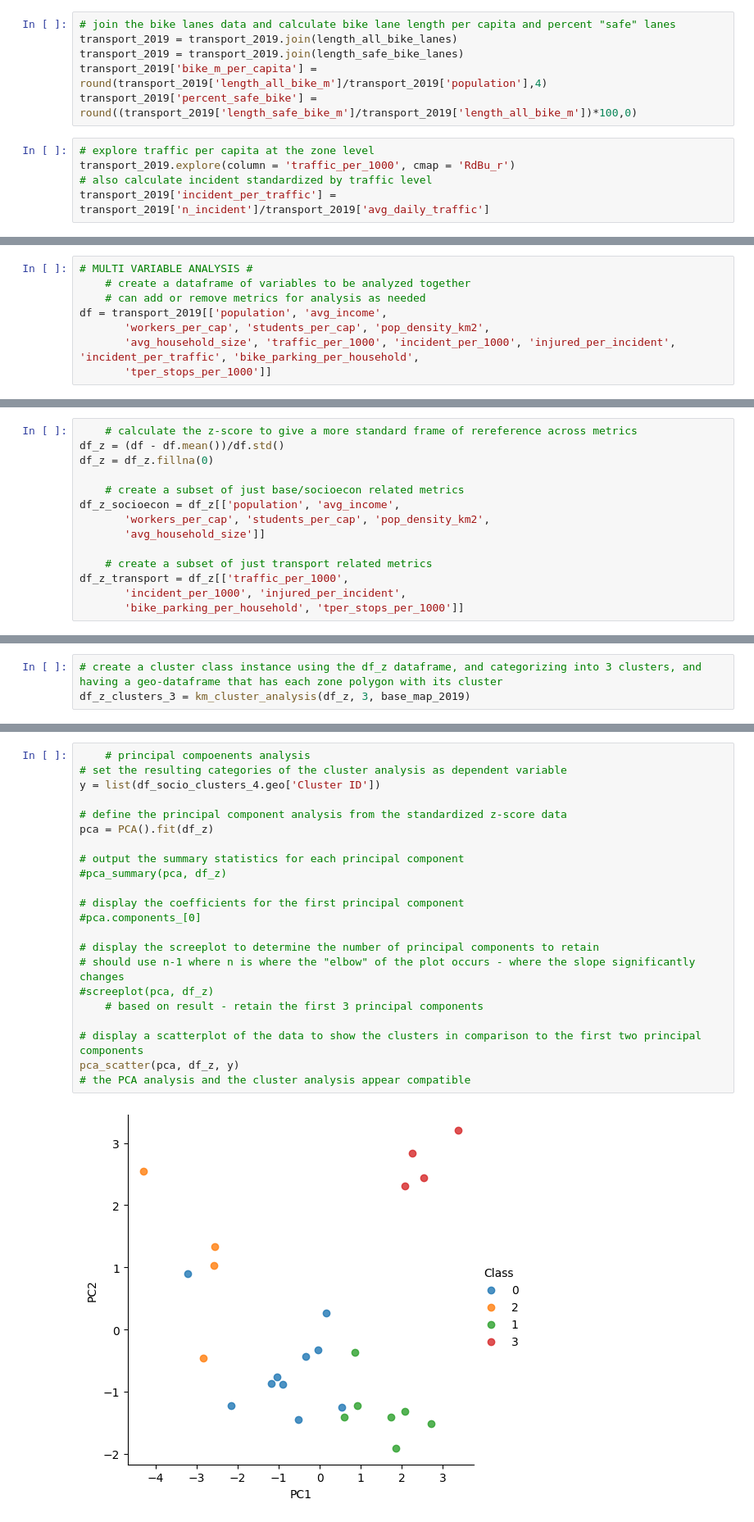
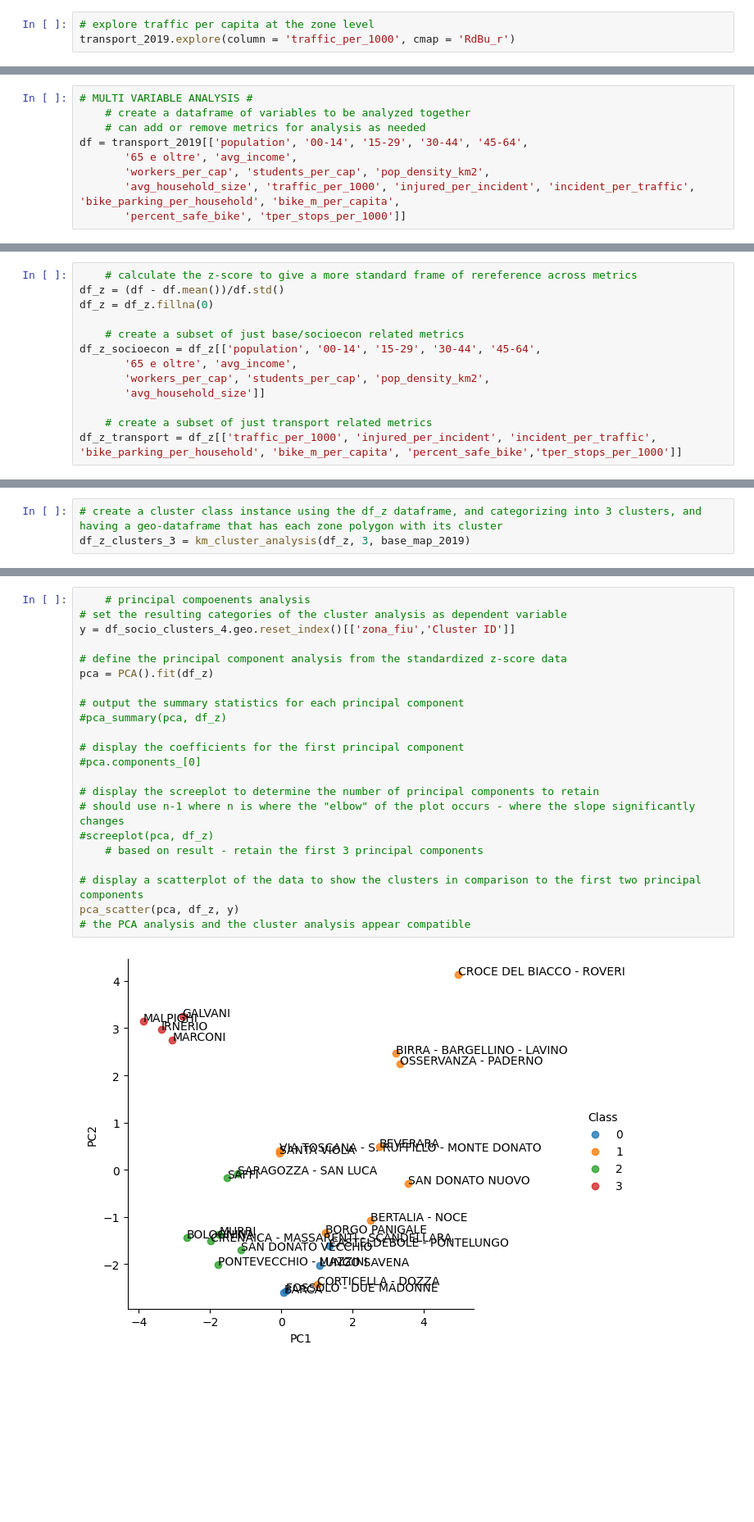
Before and after one commit to bfry07/Bologna, a Jupyter notebook: Brian_notebook.ipynb, the cells around one changed output, grey strips where cells are left out. Shown at 82% size. Saved outputs shown, nothing was run; the diff lists cells and outputs as text; blank space fills up the shorter version.

Commit message:
24/7 update
- adds bike lanes and age to cluster analysis

```diff
--- a/Brian_notebook.ipynb
+++ b/Brian_notebook.ipynb
@@ -64,14 +45,6 @@ length_safe_bike_lanes = length_bike_lanes_grouped[length_bike_lanes_grouped['dt
-# %%
-# join the bike lanes data and calculate bike lane length per capita and percent "safe" lanes
-transport_2019 = transport_2019.join(length_all_bike_lanes)
-transport_2019 = transport_2019.join(length_safe_bike_lanes)
-transport_2019['bike_m_per_capita'] = round(transport_2019['length_all_bike_m']/transport_2019['population'],4)
-transport_2019['percent_safe_bike'] = round((transport_2019['length_safe_bike_m']/transport_2019['length_all_bike_m'])*100,0)
 # %%
 # explore traffic per capita at the zone level
 transport_2019.explore(column = 'traffic_per_1000', cmap = 'RdBu_r')
-# also calculate incident standardized by traffic level
-transport_2019['incident_per_traffic'] = transport_2019['n_incident']/transport_2019['avg_daily_traffic']
 # %%
 # explore bike parking per capita / household
 transport_2019.explore(column = 'bike_parking_per_household', cmap = 'RdBu_r')
@@ -82,10 +69,11 @@ transport_2019.explore(column = 'tper_stops_per_1000', cmap = 'RdBu_r')
 # MULTI VARIABLE ANALYSIS #
     # create a dataframe of variables to be analyzed together
     # can add or remove metrics for analysis as needed
-df = transport_2019[['population', 'avg_income',
+df = transport_2019[['population', '00-14', '15-29', '30-44', '45-64',
+       '65 e oltre', 'avg_income',
        'workers_per_cap', 'students_per_cap', 'pop_density_km2',
-       'avg_household_size', 'traffic_per_1000', 'incident_per_1000', 'injured_per_incident', 'incident_per_traffic', 'bike_parking_per_household',
-       'tper_stops_per_1000']]
+       'avg_household_size', 'traffic_per_1000', 'injured_per_incident', 'incident_per_traffic', 'bike_parking_per_household', 'bike_m_per_capita',
+       'percent_safe_bike', 'tper_stops_per_1000']]
 # %%
 # plot the distribution for each variable to explore variation
 for column in df:
@@ -105,11 +101,10 @@ df_z = (df - df.mean())/df.std()
 df_z = df_z.fillna(0)
 
     # create a subset of just base/socioecon related metrics
-df_z_socioecon = df_z[['population', 'avg_income',
+df_z_socioecon = df_z[['population', '00-14', '15-29', '30-44', '45-64',
+       '65 e oltre', 'avg_income',
        'workers_per_cap', 'students_per_cap', 'pop_density_km2',
        'avg_household_size']]
 
     # create a subset of just transport related metrics
-df_z_transport = df_z[['traffic_per_1000',
-       'incident_per_1000', 'injured_per_incident',
-       'bike_parking_per_household', 'tper_stops_per_1000']]
+df_z_transport = df_z[['traffic_per_1000', 'injured_per_incident', 'incident_per_traffic', 'bike_parking_per_household', 'bike_m_per_capita', 'percent_safe_bike','tper_stops_per_1000']]
@@ -202,26 +230,26 @@ df_transport_clusters_2.geo.explore(column = 'Cluster ID', tooltip = ('zona_fiu'
 # %%
     # principal compoenents analysis
 # set the resulting categories of the cluster analysis as dependent variable
-y = list(df_socio_clusters_4.geo['Cluster ID'])
+y = df_socio_clusters_4.geo.reset_index()[['zona_fiu','Cluster ID']]
 
 # define the principal component analysis from the standardized z-score data
 pca = PCA().fit(df_z)
 
 # output the summary statistics for each principal component
 #pca_summary(pca, df_z)
 
 # display the coefficients for the first principal component
 #pca.components_[0]
 
 # display the screeplot to determine the number of principal components to retain
 # should use n-1 where n is where the "elbow" of the plot occurs - where the slope significantly changes
 #screeplot(pca, df_z)
     # based on result - retain the first 3 principal components
 
 # display a scatterplot of the data to show the clusters in comparison to the first two principal components
 pca_scatter(pca, df_z, y)
 # the PCA analysis and the cluster analysis appear compatible
 # %% [output]
-[figure, old version]
+[figure, new version]
 # %%
 # repeat the analysis with the socioeconomic metrics
```
Also changed, not shown: parts of 19 cells of this notebook, 2 other files.
